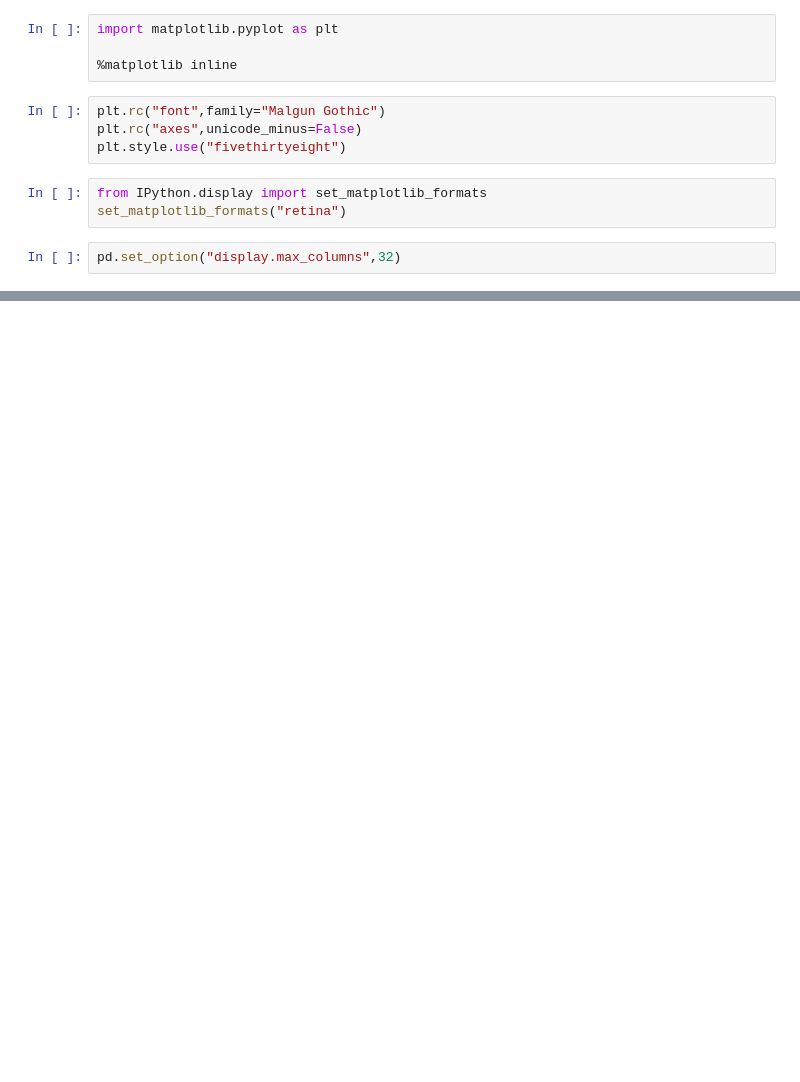
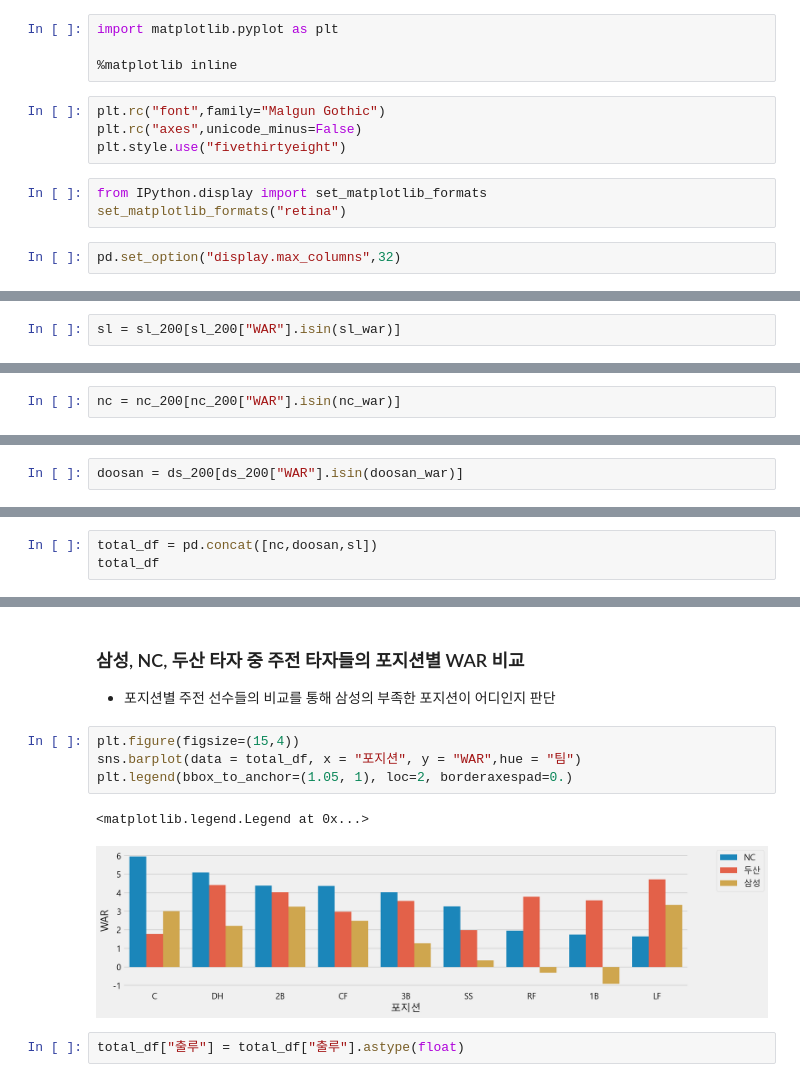
Before and after one commit to jeonprize/KBO-Analysis, a Jupyter notebook: 2020 SL.ipynb, the cells around one changed output, grey strips where cells are left out. Cells and saved outputs as stored; diff of their text form; blank space fills up the shorter version.

```diff
--- a/2020 SL.ipynb
+++ b/2020 SL.ipynb
@@ -114,0 +328,2 @@ Name: WAR, dtype: float64
+# %%
+sl = sl_200[sl_200["WAR"].isin(sl_war)]
@@ -114,0 +396,2 @@ Name: WAR, dtype: float64
+# %%
+nc = nc_200[nc_200["WAR"].isin(nc_war)]
@@ -114,0 +464,2 @@ Name: WAR, dtype: float64
+# %%
+doosan = ds_200[ds_200["WAR"].isin(doosan_war)]
@@ -114,0 +516,3 @@ Name: WAR, dtype: float64
+# %%
+total_df = pd.concat([nc,doosan,sl])
+total_df
@@ -114,0 +537,12 @@ Name: WAR, dtype: float64
+# %% [markdown]
+### 삼성, NC, 두산 타자 중 주전 타자들의 포지션별 WAR 비교
+- 포지션별 주전 선수들의 비교를 통해 삼성의 부족한 포지션이 어디인지 판단
+# %%
+plt.figure(figsize=(15,4))
+sns.barplot(data = total_df, x = "포지션", y = "WAR",hue = "팀")
+plt.legend(bbox_to_anchor=(1.05, 1), loc=2, borderaxespad=0.)
+# %% [output]
+<matplotlib.legend.Legend at 0x...>
+[figure, added]
+# %%
+total_df["출루"] = total_df["출루"].astype(float)
```
Also changed, not shown: parts of 57 cells of this notebook.
